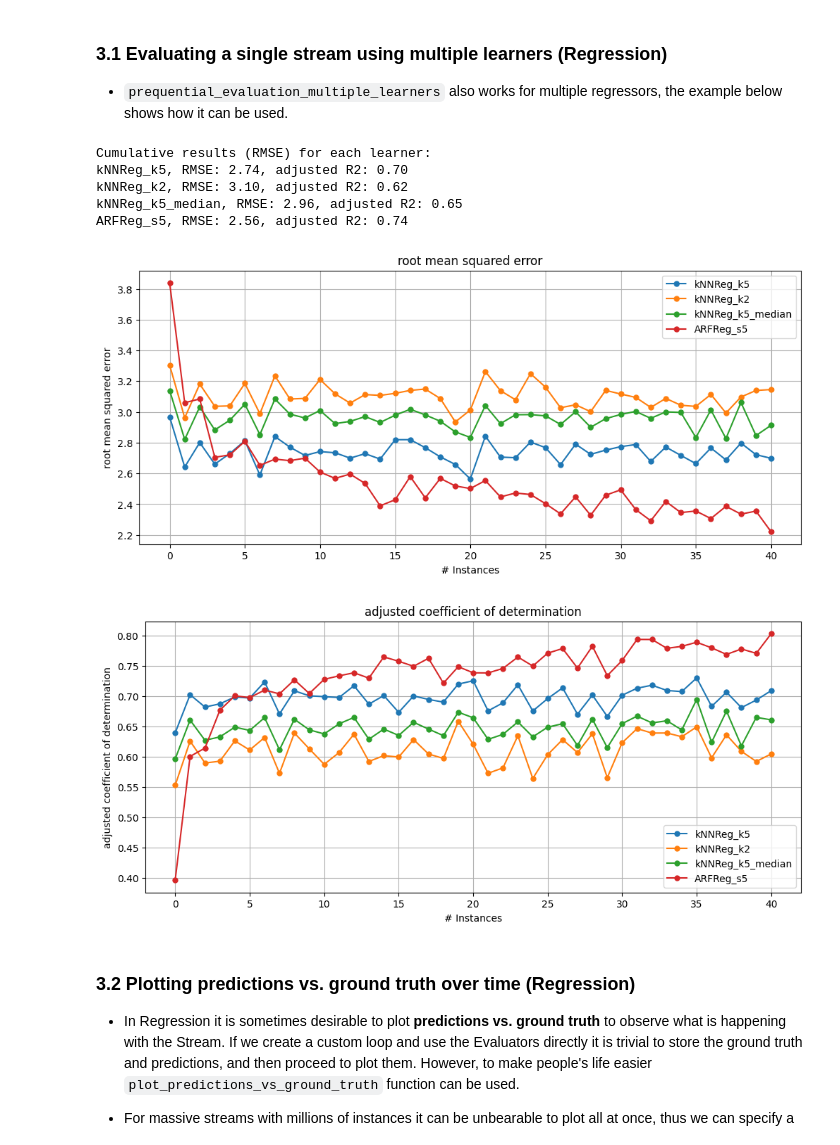
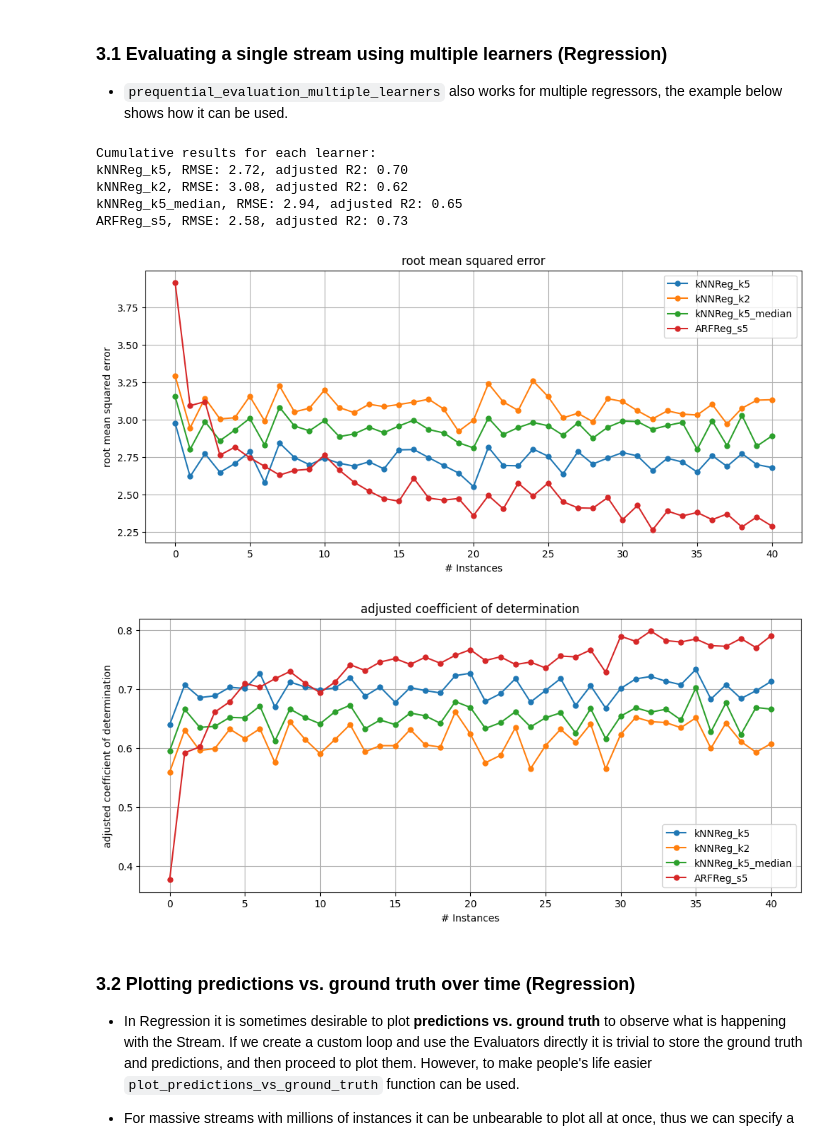
Before and after one commit to adaptive-machine-learning/CapyMOA, a Jupyter notebook: notebooks/01_evaluation.ipynb, the cells around one changed output. Saved outputs shown, nothing was run; the diff lists cells and outputs as text; code cells hidden in the pictures.

Commit message:
fix: update tests and evaluation
Changed test_then_train to cumulative. Corrected recently added tests. Changes affected notebooks.

````diff
--- a/notebooks/01_evaluation.ipynb
+++ b/notebooks/01_evaluation.ipynb
@@ -302,11 +294,11 @@ OB final accuracy = 79.15342514124293 and ARF final accuracy = 87.5684145480226
 * One difference between Classification and Regression evaluation in CapyMOA is that the Evaluators are different. Instead of ```ClassificationEvaluator``` and ```ClassificationWindowedEvaluator``` functions use ```RegressionEvaluator``` and ```RegressionWindowedEvaluator```
 # %%
+from capymoa.datasets import Fried
 from capymoa.evaluation.visualization import plot_windowed_results
 from capymoa.evaluation import prequential_evaluation
-from capymoa.stream import stream_from_file
 from capymoa.regressor import KNNRegressor, AdaptiveRandomForestRegressor
 
-stream = stream_from_file(path_to_csv_or_arff=csv_fried_path, enforce_regression=True)
+stream = Fried()
 kNN_learner = KNNRegressor(schema=stream.get_schema(), k=5)
 ARF_learner = AdaptiveRandomForestRegressor(schema=stream.get_schema(), ensemble_size=10)
 
@@ -327,35 +319,37 @@ kNNRegressor [cumulative] RMSE = 2.7394543131282583 and     AdaptiveRandomForest
 # %%
 from capymoa.evaluation import prequential_evaluation_multiple_learners
 
 # Define the learners + an alias (dictionary key)
 learners = {
     'kNNReg_k5': KNNRegressor(schema=stream.get_schema(), k=5),
     'kNNReg_k2': KNNRegressor(schema=stream.get_schema(), k=2),
     'kNNReg_k5_median': KNNRegressor(schema=stream.get_schema(), CLI='-k 5 -m'),
     'ARFReg_s5': AdaptiveRandomForestRegressor(schema=stream.get_schema(), ensemble_size=5)
 }
 
 results = prequential_evaluation_multiple_learners(stream, learners)
 
-print('Cumulative results (RMSE) for each learner:')
-for learner_id in results.keys():
-    print(f"{learner_id}, RMSE: {results[learner_id]['cumulative'].RMSE():.2f}, adjusted R2: {results[learner_id]['cumulative'].adjusted_R2():.2f} ")
+print('Cumulative results for each learner:')
+for learner_id in learners.keys():
+    if learner_id in results:
+        cumulative = results[learner_id]['cumulative']
+        print(f"{learner_id}, RMSE: {cumulative.RMSE():.2f}, adjusted R2: {cumulative.adjusted_R2():.2f}")
 
 # Tip: invoking metrics_header() from an Evaluator will show us all the metrics available,
 # e.g. results['kNNReg_k5']['cumulative'].metrics_header()
 plot_windowed_results(results['kNNReg_k5'], results['kNNReg_k2'], results['kNNReg_k5_median'],
                       results['ARFReg_s5'], metric="root mean squared error")
 
 plot_windowed_results(results['kNNReg_k5'], results['kNNReg_k2'], results['kNNReg_k5_median'],
                       results['ARFReg_s5'], metric="adjusted coefficient of determination")
 # %% [output]
-Cumulative results (RMSE) for each learner:
-kNNReg_k5, RMSE: 2.74, adjusted R2: 0.70
-kNNReg_k2, RMSE: 3.10, adjusted R2: 0.62
-kNNReg_k5_median, RMSE: 2.96, adjusted R2: 0.65
-ARFReg_s5, RMSE: 2.56, adjusted R2: 0.74
+Cumulative results for each learner:
+kNNReg_k5, RMSE: 2.72, adjusted R2: 0.70
+kNNReg_k2, RMSE: 3.08, adjusted R2: 0.62
+kNNReg_k5_median, RMSE: 2.94, adjusted R2: 0.65
+ARFReg_s5, RMSE: 2.58, adjusted R2: 0.73
-[figure, old version]
+[figure, new version]
-[figure, old version]
+[figure, new version]
 # %% [markdown]
 ### 3.2 Plotting predictions vs. ground truth over time (Regression)
 
````
Also changed, not shown: parts of 13 cells of this notebook, 5 other files.
